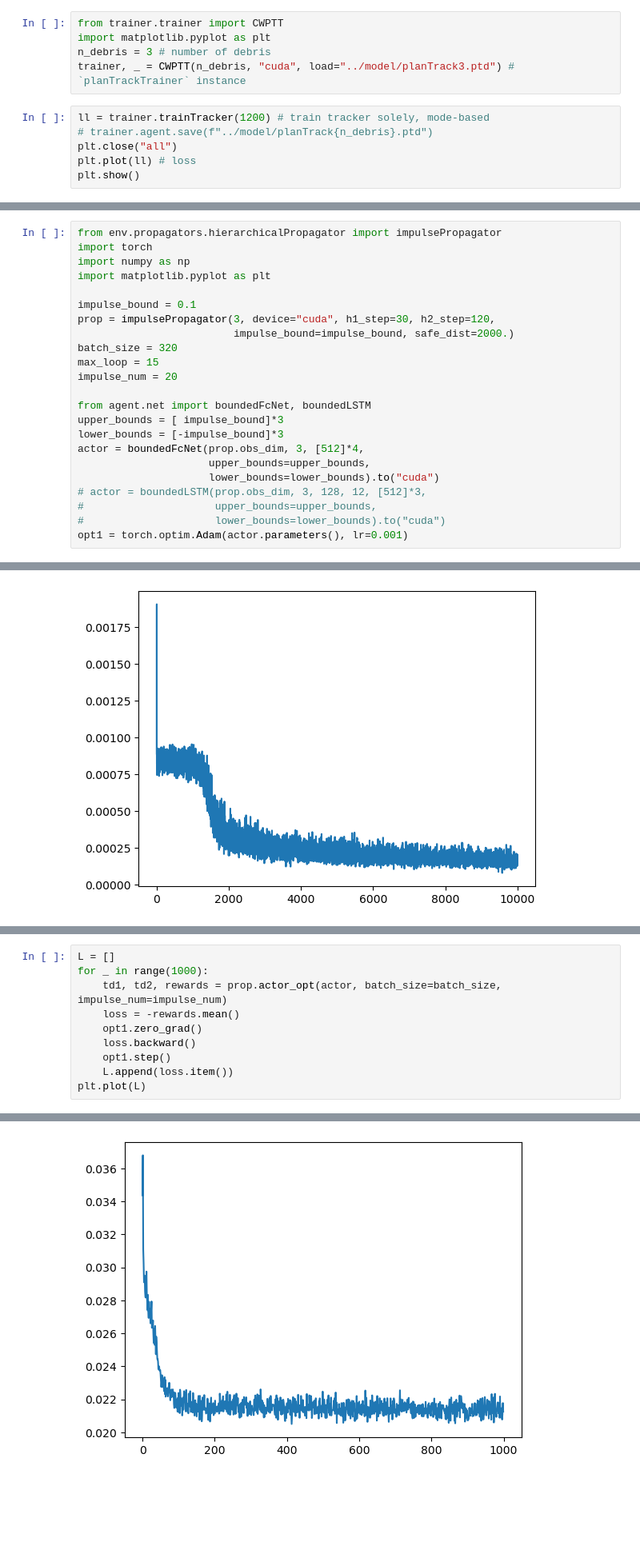
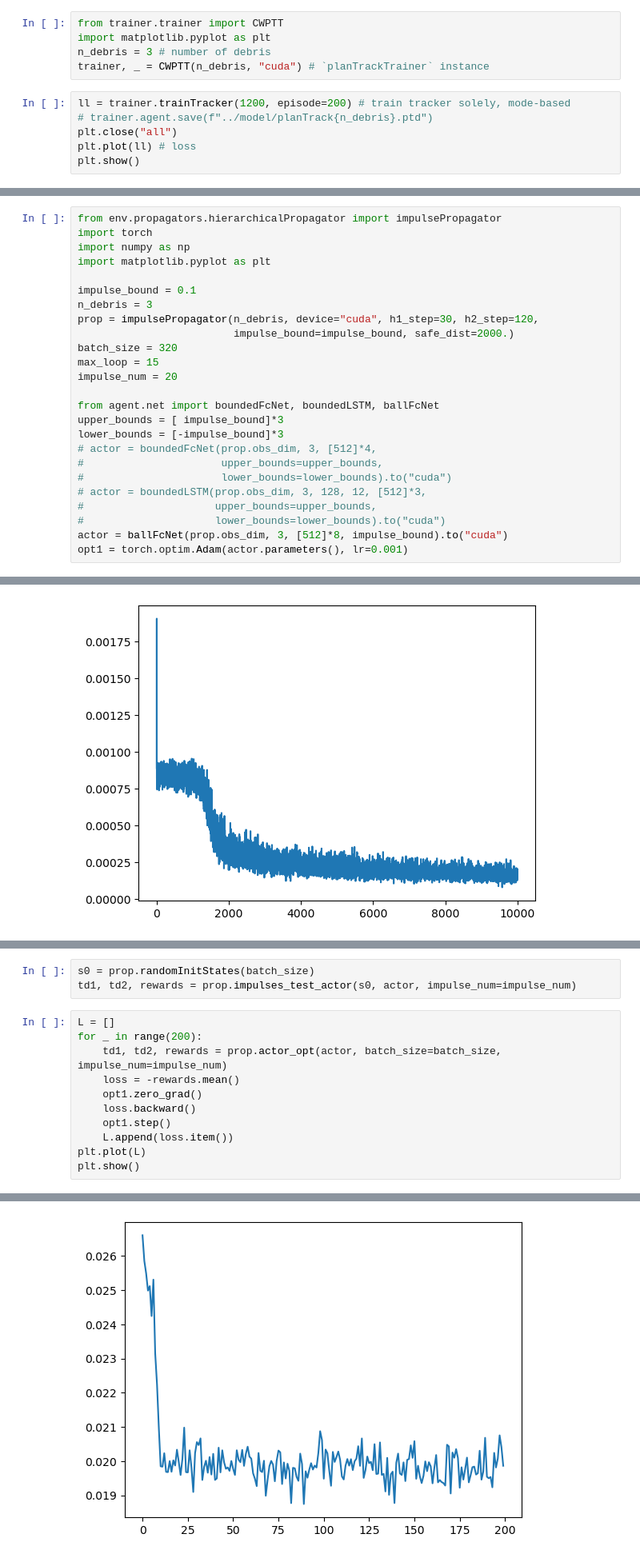
Before and after one commit to liziyao99/multi-debris-avoidance, a Jupyter notebook: quickStart.ipynb, the cells around one changed output, grey strips where cells are left out. Shown at 80% size. Cells and saved outputs as stored; diff of their text form; blank space fills up the shorter version.

Commit message:
New: `net.ballFcNet`

```diff
--- a/quickStart.ipynb
+++ b/quickStart.ipynb
@@ -4,9 +4,9 @@ plan-track
 from trainer.trainer import CWPTT
 import matplotlib.pyplot as plt
 n_debris = 3 # number of debris
-trainer, _ = CWPTT(n_debris, "cuda", load="../model/planTrack3.ptd") # `planTrackTrainer` instance
+trainer, _ = CWPTT(n_debris, "cuda") # `planTrackTrainer` instance
 # %%
-ll = trainer.trainTracker(1200) # train tracker solely, mode-based
+ll = trainer.trainTracker(1200, episode=200) # train tracker solely, mode-based
 # trainer.agent.save(f"../model/planTrack{n_debris}.ptd")
 plt.close("all")
 plt.plot(ll) # loss
@@ -130,21 +137,23 @@ import numpy as np
 import matplotlib.pyplot as plt
 
 impulse_bound = 0.1
-prop = impulsePropagator(3, device="cuda", h1_step=30, h2_step=120,
+n_debris = 3
+prop = impulsePropagator(n_debris, device="cuda", h1_step=30, h2_step=120,
                          impulse_bound=impulse_bound, safe_dist=2000.)
 batch_size = 320
 max_loop = 15
 impulse_num = 20
 
-from agent.net import boundedFcNet, boundedLSTM
+from agent.net import boundedFcNet, boundedLSTM, ballFcNet
 upper_bounds = [ impulse_bound]*3
 lower_bounds = [-impulse_bound]*3
-actor = boundedFcNet(prop.obs_dim, 3, [512]*4,
-                     upper_bounds=upper_bounds,
-                     lower_bounds=lower_bounds).to("cuda")
+# actor = boundedFcNet(prop.obs_dim, 3, [512]*4,
+#                      upper_bounds=upper_bounds,
+#                      lower_bounds=lower_bounds).to("cuda")
 # actor = boundedLSTM(prop.obs_dim, 3, 128, 12, [512]*3,
 #                     upper_bounds=upper_bounds,
 #                     lower_bounds=lower_bounds).to("cuda")
+actor = ballFcNet(prop.obs_dim, 3, [512]*8, impulse_bound).to("cuda")
 opt1 = torch.optim.Adam(actor.parameters(), lr=0.001)
 # %%
 # make data
@@ -229,6 +261,9 @@ print(rewards_best.min().item(),  rewards.min().item())
+# %%
+s0 = prop.randomInitStates(batch_size)
+td1, td2, rewards = prop.impulses_test_actor(s0, actor, impulse_num=impulse_num)
 # %%
 L = []
-for _ in range(1000):
+for _ in range(200):
     td1, td2, rewards = prop.actor_opt(actor, batch_size=batch_size, impulse_num=impulse_num)
     loss = -rewards.mean()
     opt1.zero_grad()
@@ -236,4 +271,5 @@ for _ in range(1000):
     opt1.step()
     L.append(loss.item())
 plt.plot(L)
+plt.show()
 # %% [output]
@@ -241 +276 @@ plt.plot(L)
-[figure, old version]
+[figure, new version]
```
Also changed, not shown: parts of 11 cells of this notebook, 2 other files.
